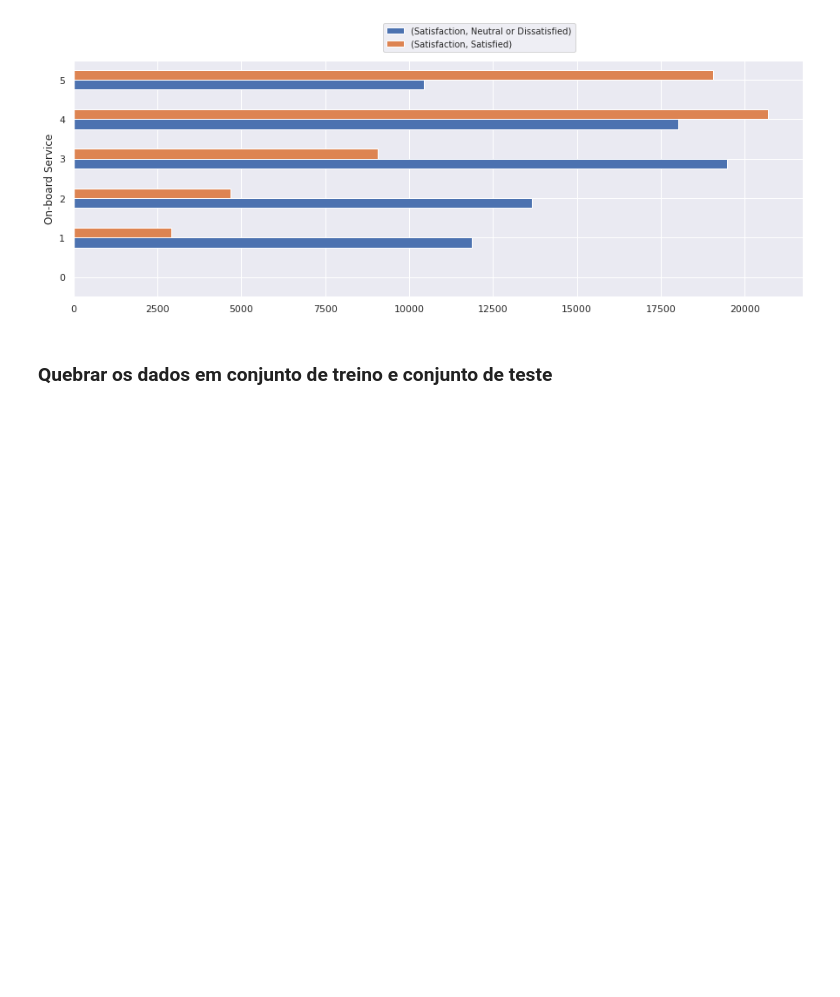
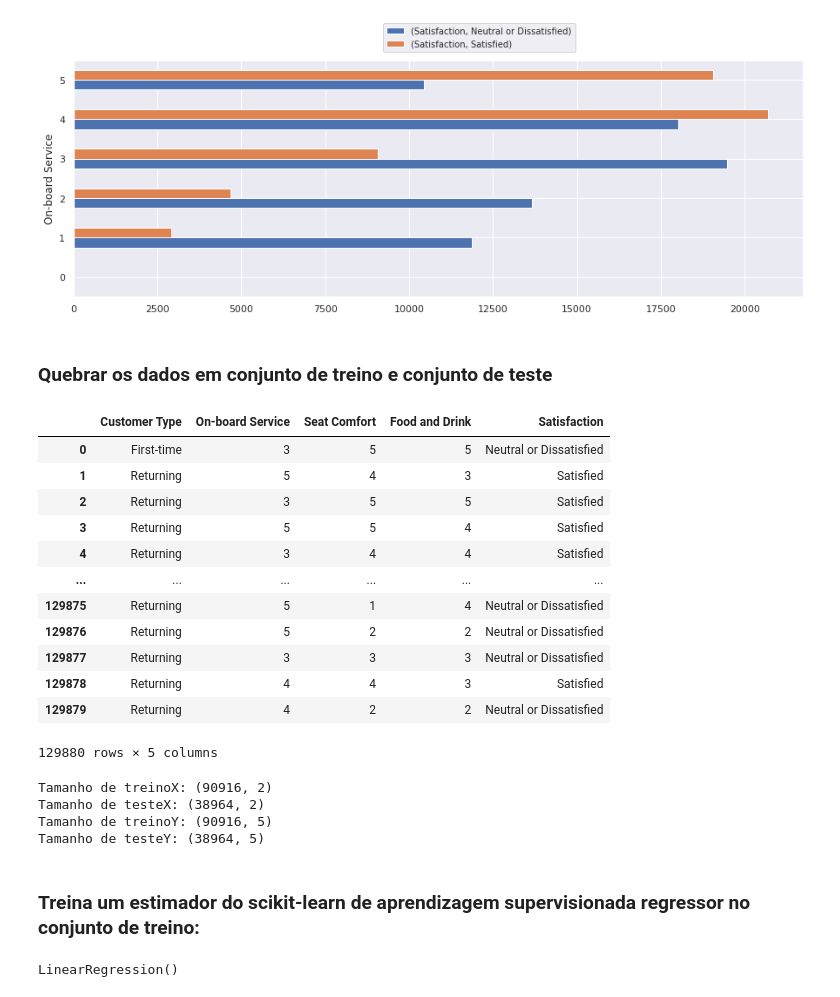
Before and after one commit to LucasPDiniz/ciencia-de-dados, a Jupyter notebook: ProjetoSatisfacaoPassageiros.ipynb, the cells around one changed output. Cells and saved outputs as stored; diff of their text form; code cells hidden in the pictures; blank space fills up the shorter version.

```diff
--- a/ProjetoSatisfacaoPassageiros.ipynb
+++ b/ProjetoSatisfacaoPassageiros.ipynb
@@ -175,0 +178,22 @@ from sklearn.model_selection import train_test_split
+# %%
+# Selecao de algumas colunas para criar os conjuntos de treino e teste
+colunasSelecionadas = ['Customer Type',
+       'Check-in Service', 'Online Boarding', 'On-board Service',
+       'Seat Comfort', 'Leg Room Service','Food and Drink',
+       'In-flight Service','In-flight Wifi Service','Satisfaction']
+dadosSelecionados = df.filter(items = colunasSelecionadas)
+dadosSelecionados
+# %% [output]
+|  | Customer Type | On-board Service | Seat Comfort | Food and Drink | Satisfaction |
+| 0 | First-time | 3 | 5 | 5 | Neutral or Dissatisfied |
+| 1 | Returning | 5 | 4 | 3 | Satisfied |
+| 2 | Returning | 3 | 5 | 5 | Satisfied |
+| 3 | Returning | 5 | 5 | 4 | Satisfied |
+| 4 | Returning | 3 | 4 | 4 | Satisfied |
+| ... | ... | ... | ... | ... | ... |
+| 129875 | Returning | 5 | 1 | 4 | Neutral or Dissatisfied |
+| 129876 | Returning | 5 | 2 | 2 | Neutral or Dissatisfied |
+| 129877 | Returning | 3 | 3 | 3 | Neutral or Dissatisfied |
+| 129878 | Returning | 4 | 4 | 3 | Satisfied |
+| 129879 | Returning | 4 | 2 | 2 | Neutral or Dissatisfied |
+129880 rows × 5 columns
@@ -175,0 +206,12 @@ from sklearn.model_selection import train_test_split
+# %%
+print(f"Tamanho de treinoX: {x_train.shape}")
+print(f"Tamanho de testeX: {x_test.shape}")
+print(f"Tamanho de treinoY: {y_train.shape}")
+print(f"Tamanho de testeY: {y_test.shape}")
+# %% [output]
+Tamanho de treinoX: (90916, 2)
+Tamanho de testeX: (38964, 2)
+Tamanho de treinoY: (90916, 5)
+Tamanho de testeY: (38964, 5)
+# %% [markdown]
+### Treina um estimador do scikit-learn de aprendizagem supervisionada regressor no conjunto de treino:
@@ -175,0 +221,4 @@ from sklearn.model_selection import train_test_split
+# %%
+clf.fit(x_train, y_train)
+# %% [output]
+LinearRegression()
```
Also changed, not shown: parts of 5 cells of this notebook.
